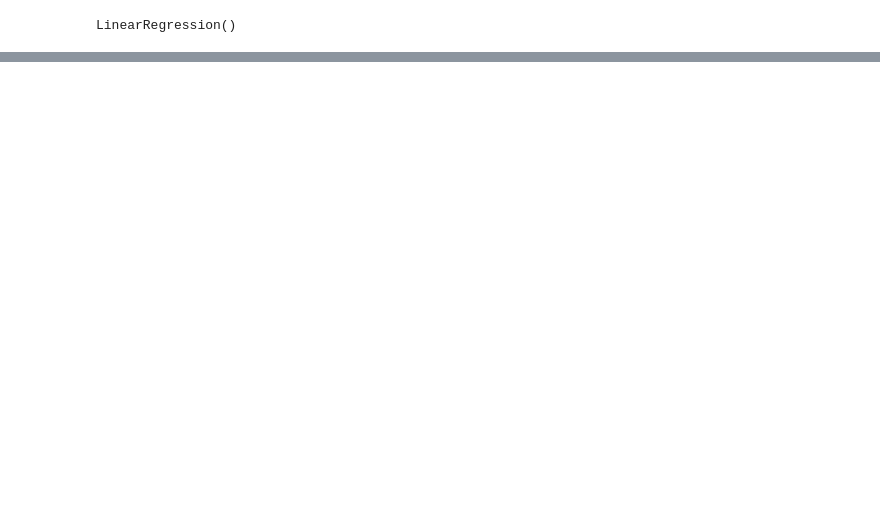
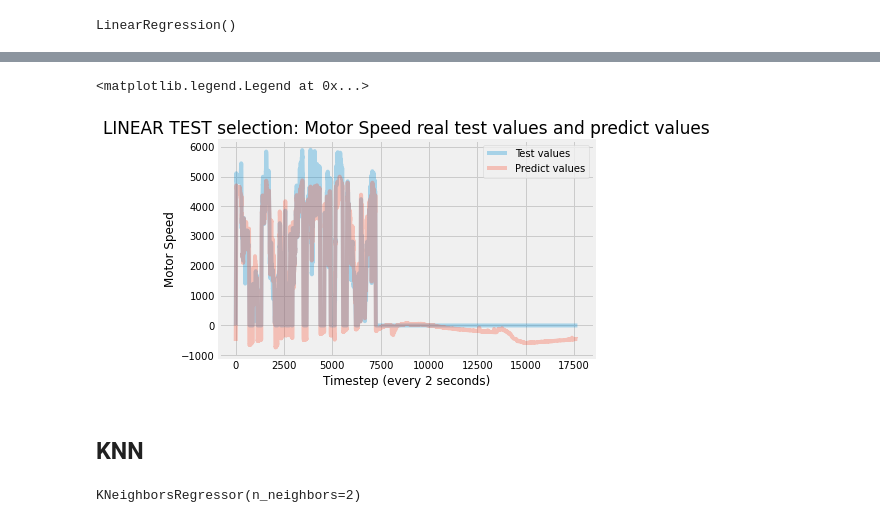
Before and after one commit to svetlz/HW, a Jupyter notebook: Дополнение к HW.ipynb, the cells around one changed output, grey strips where cells are left out. Saved outputs shown, nothing was run; the diff lists cells and outputs as text; code cells hidden in the pictures; blank space fills up the shorter version.

```diff
--- a/Дополнение к HW.ipynb
+++ b/Дополнение к HW.ipynb
@@ -101,0 +88,20 @@ plt.plot(np.array(X_test['u_q'])[:1000], y_test_pred[:1000], color='blue', alpha
+# %%
+plt.title('LINEAR TEST selection: Motor Speed real test values and predict values', fontsize=17)
+plt.plot(np.array(y_test), alpha=0.3)
+plt.plot(y_test_pred, alpha=0.3)
+plt.xlabel("Timestep (every 2 seconds)")
+plt.ylabel("Motor Speed")
+plt.legend(['Test values','Predict values'])
+# %% [output]
+<matplotlib.legend.Legend at 0x...>
+[figure, added]
+# %% [markdown]
+## KNN
+# %%
+from sklearn.neighbors import KNeighborsRegressor ##обучение модели
+
+knn_n = KNeighborsRegressor(n_neighbors=2)
+
+knn_n.fit(X_train, y_train)
+# %% [output]
+KNeighborsRegressor(n_neighbors=2)
```
Also changed, not shown: parts of 17 cells of this notebook.
